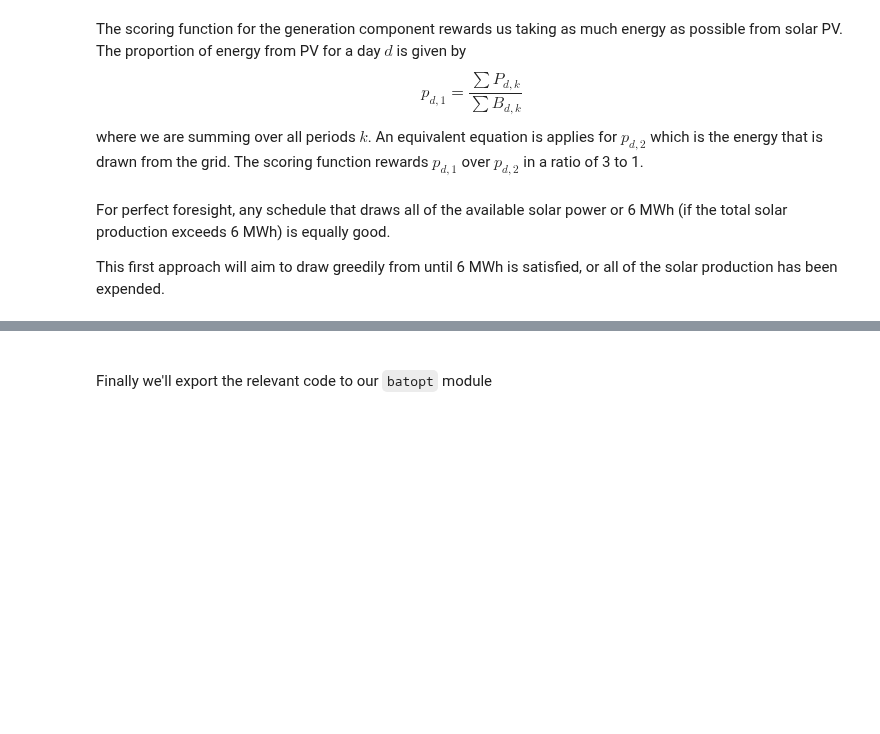
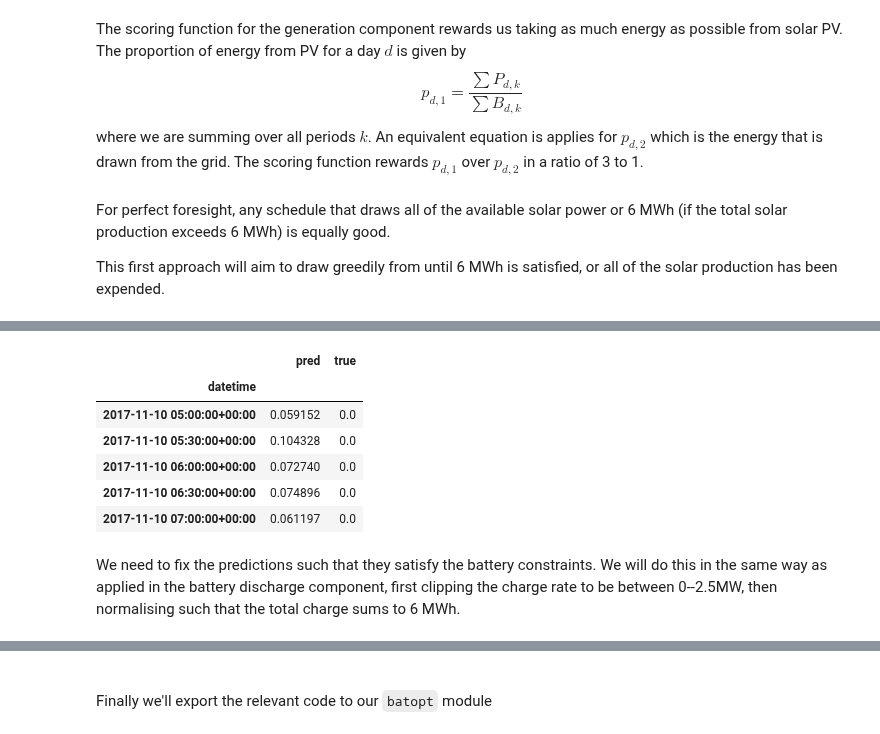
Before and after one commit to AyrtonB/WPD-DS-Challenge, a Jupyter notebook: nbs/03-pv-forecast.ipynb, the cells around one changed output, grey strips where cells are left out. Drawn from its saved outputs; the diff is of its cells as text; code cells hidden in the pictures; blank space fills up the shorter version.

```diff
--- a/nbs/03-pv-forecast.ipynb
+++ b/nbs/03-pv-forecast.ipynb
@@ -248,0 +283,48 @@ def construct_df_charge_features(df):
+# %%
+#exports
+def construct_df_charge_features(df):
+    # Filtering for the temperature weather data
+    df_features = df[df.columns[df.columns.str.contains('temp_location')]].copy()
+
+    # Adding lagged demand
+    df_features['demand_7d_lag'] = df['demand_MW'].shift(48*7)
+
+    # Adding datetime features
+    dts = df_features.index.tz_convert('Europe/London') # We want to use the 'behavioural' timezone
+
+    df_features['weekend'] = dts.dayofweek.isin([5, 6]).astype(int)
+    df_features['hour'] = dts.hour + dts.minute/60
+    df_features['doy'] = dts.dayofyear
+    df_features['dow'] = dts.dayofweek
+
+    # Removing NaN values
+    df_features = df_features.dropna()
+
+    return df_features
+
+#exports
+def extract_charging_datetimes(df, start_hour=5, end_hour=15):
+    hour = df.index.hour + df.index.minute/60
+    charging_datetimes = df.index[(hour>=start_hour) & (hour<=end_hour)]
+
+    return charging_datetimes
+# %%
+df_features = construct_df_charge_features(df)
+charging_datetimes = extract_charging_datetimes(df_features)
+
+X = df_features.loc[charging_datetimes].values
+y = s_charge.loc[charging_datetimes].values
+# %%
+df_pred = clean.generate_kfold_preds(X, y, LinearRegression(), index=charging_datetimes)
+
+df_pred.head()
+# %% [output]
+|  | pred | true |
+| datetime |  |  |
+| 2017-11-10 05:00:00+00:00 | 0.059152 | 0.0 |
+| 2017-11-10 05:30:00+00:00 | 0.104328 | 0.0 |
+| 2017-11-10 06:00:00+00:00 | 0.072740 | 0.0 |
+| 2017-11-10 06:30:00+00:00 | 0.074896 | 0.0 |
+| 2017-11-10 07:00:00+00:00 | 0.061197 | 0.0 |
+# %% [markdown]
+We need to fix the predictions such that they satisfy the battery constraints. We will do this in the same way as applied in the battery discharge component, first clipping the charge rate to be between 0--2.5MW, then normalising such that the total charge sums to 6 MWh.
```
Also changed, not shown: parts of 25 cells of this notebook.
